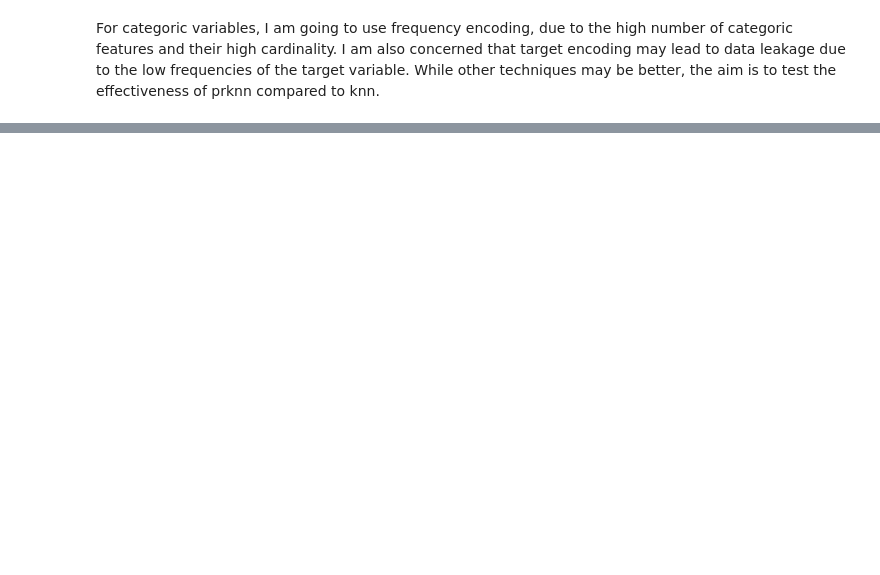
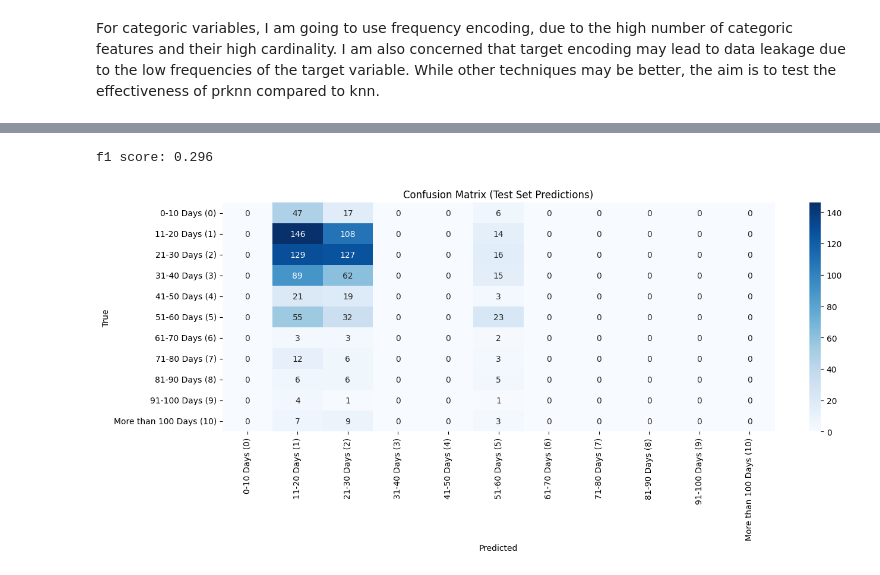
Before and after one commit to JTPiingtoh/healthcare_data_predict_stay, a Jupyter notebook: stay_predicition_with_pr_knn.ipynb, the cells around one changed output, grey strips where cells are left out. Drawn from its saved outputs; the diff is of its cells as text; code cells hidden in the pictures; blank space fills up the shorter version.

```diff
--- a/stay_predicition_with_pr_knn.ipynb
+++ b/stay_predicition_with_pr_knn.ipynb
@@ -155,0 +225,9 @@ f1_score(y_test, y_pred_prknn, average='micro')
+# %%
+f1_standard = np.average(np.array([prknn_scores_dict['standard', k]['test_f1_micro'] for k in k_values]), axis=1)
+best_k_standard = k_values[np.argmax(f1_standard)]
+
+f1_weighted = np.average(np.array([prknn_scores_dict['weighted', k]['test_f1_micro'] for k in k_values]), axis=1)
+best_k_weighted = k_values[np.argmax(f1_weighted)]
+
+f1_enhanced = np.average(np.array([prknn_scores_dict['enhanced', k]['test_f1_micro'] for k in k_values]), axis=1)
+best_k_enhanced = k_values[np.argmax(f1_enhanced)]
@@ -155,0 +242,33 @@ f1_score(y_test, y_pred_prknn, average='micro')
+# %%
+# fit model with the standard model and a k of 75
+prknn_pipeline_list = prknn_pipeline_pre_list.copy()
+
+prknn_pipeline_list.append(
+    ('prknn_predictor', PRKNeighborsClassifier(pr_version="enhanced", base_knn_params={"n_neighbors": best_k_standard}))
+)
+
+prknn_pipeline= Pipeline(prknn_pipeline_list)
+prknn_pipeline.fit(X_train, y_train)
+y_pred = prknn_pipeline.predict(X_test)
+
+print(f"f1 score: {f1_score(y_test, y_pred, average="micro")}")
+# %% [output]
+f1 score: 0.296
+# %%
+cm = confusion_matrix(y_test, y_pred)
+
+class_labels = [
+    "0-10 Days (0)", "11-20 Days (1)", "21-30 Days (2)", "31-40 Days (3)",
+    "41-50 Days (4)", "51-60 Days (5)", "61-70 Days (6)", "71-80 Days (7)",
+    "81-90 Days (8)", "91-100 Days (9)", "More than 100 Days (10)"
+]
+
+# Visualize the confusion matrix with class labels
+plt.figure(figsize=(15, 5))
+sns.heatmap(cm, annot=True, fmt='d', cmap='Blues', xticklabels=class_labels, yticklabels=class_labels)
+plt.xlabel('Predicted')
+plt.ylabel('True')
+plt.title('Confusion Matrix (Test Set Predictions)')
+plt.show()
+# %% [output]
+[figure, added]
```
Also changed, not shown: parts of 11 cells of this notebook, 1 other file.
